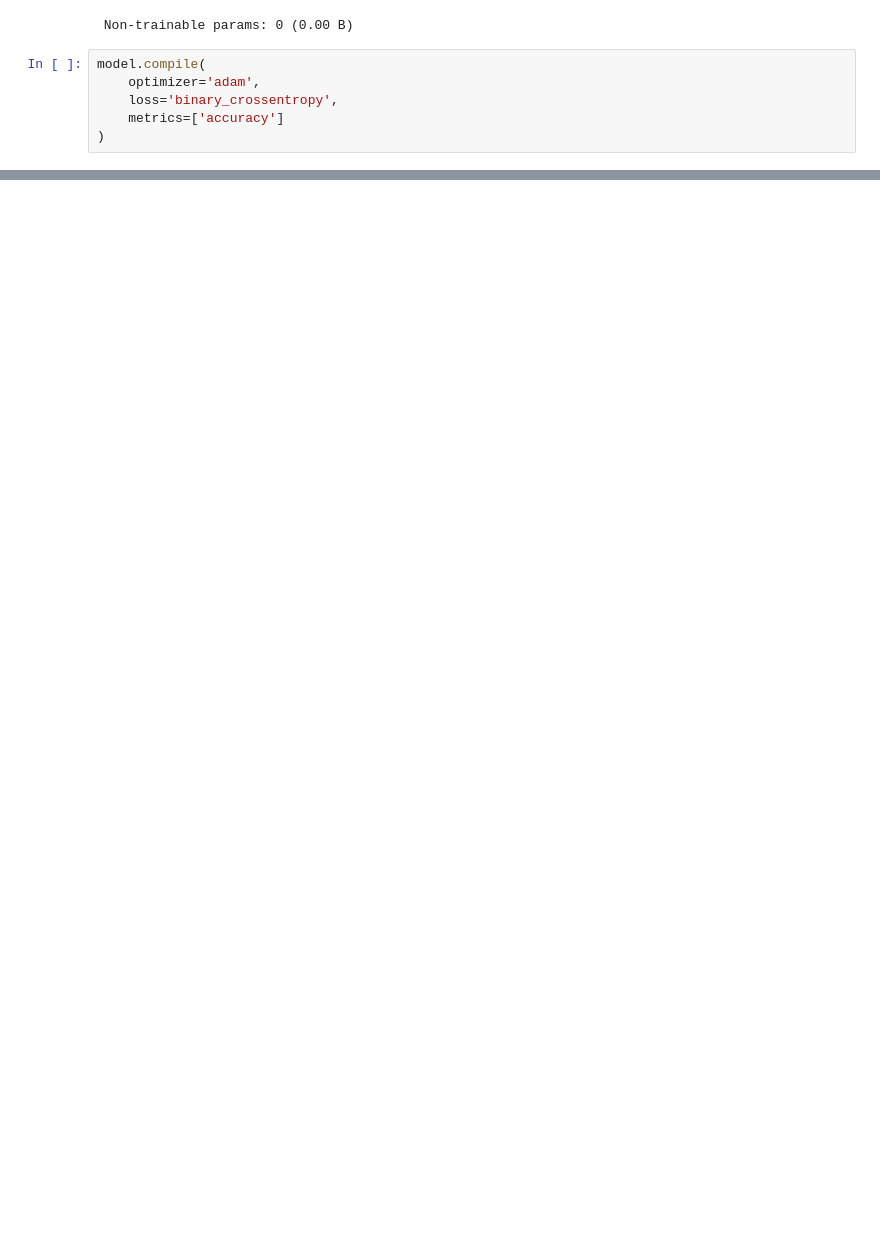
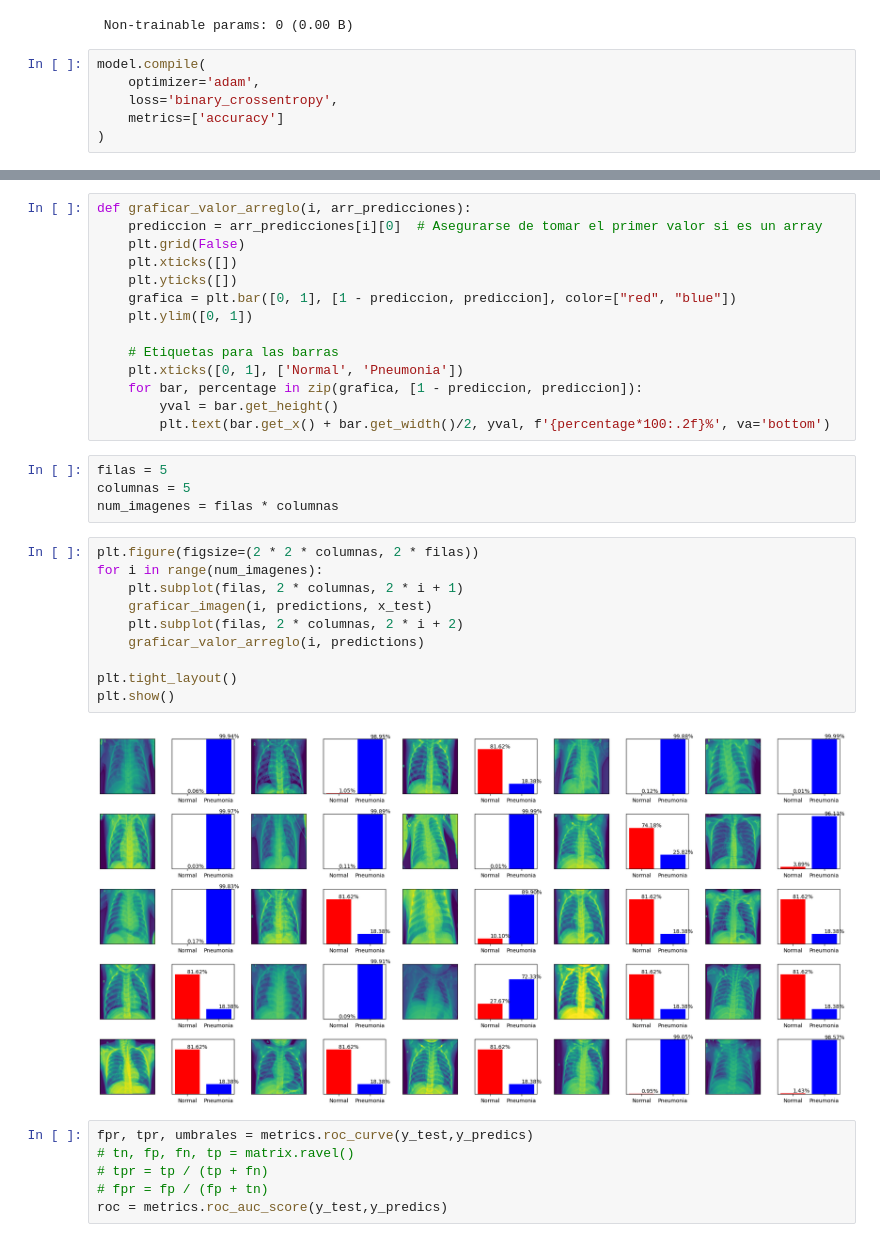
Before and after one commit to AlvarooGm/TFM, a Jupyter notebook: TFM.ipynb, the cells around one changed output, grey strips where cells are left out. Drawn from its saved outputs; the diff is of its cells as text; blank space fills up the shorter version.

```diff
--- a/TFM.ipynb
+++ b/TFM.ipynb
@@ -296,0 +316,36 @@ weighted avg       0.94      0.93      0.94      1168
+# %%
+def graficar_valor_arreglo(i, arr_predicciones):
+    prediccion = arr_predicciones[i][0]  # Asegurarse de tomar el primer valor si es un array
+    plt.grid(False)
+    plt.xticks([])
+    plt.yticks([])
+    grafica = plt.bar([0, 1], [1 - prediccion, prediccion], color=["red", "blue"])
+    plt.ylim([0, 1])
+
+    # Etiquetas para las barras
+    plt.xticks([0, 1], ['Normal', 'Pneumonia'])
+    for bar, percentage in zip(grafica, [1 - prediccion, prediccion]):
+        yval = bar.get_height()
+        plt.text(bar.get_x() + bar.get_width()/2, yval, f'{percentage*100:.2f}%', va='bottom')
+# %%
+filas = 5
+columnas = 5
+num_imagenes = filas * columnas
+# %%
+plt.figure(figsize=(2 * 2 * columnas, 2 * filas))
+for i in range(num_imagenes):
+    plt.subplot(filas, 2 * columnas, 2 * i + 1)
+    graficar_imagen(i, predictions, x_test)
+    plt.subplot(filas, 2 * columnas, 2 * i + 2)
+    graficar_valor_arreglo(i, predictions)
+
+plt.tight_layout()
+plt.show()
+# %% [output]
+[figure, added]
+# %%
+fpr, tpr, umbrales = metrics.roc_curve(y_test,y_predics)
+# tn, fp, fn, tp = matrix.ravel()
+# tpr = tp / (tp + fn)
+# fpr = fp / (fp + tn)
+roc = metrics.roc_auc_score(y_test,y_predics)
```
Also changed, not shown: parts of 9 cells of this notebook.
